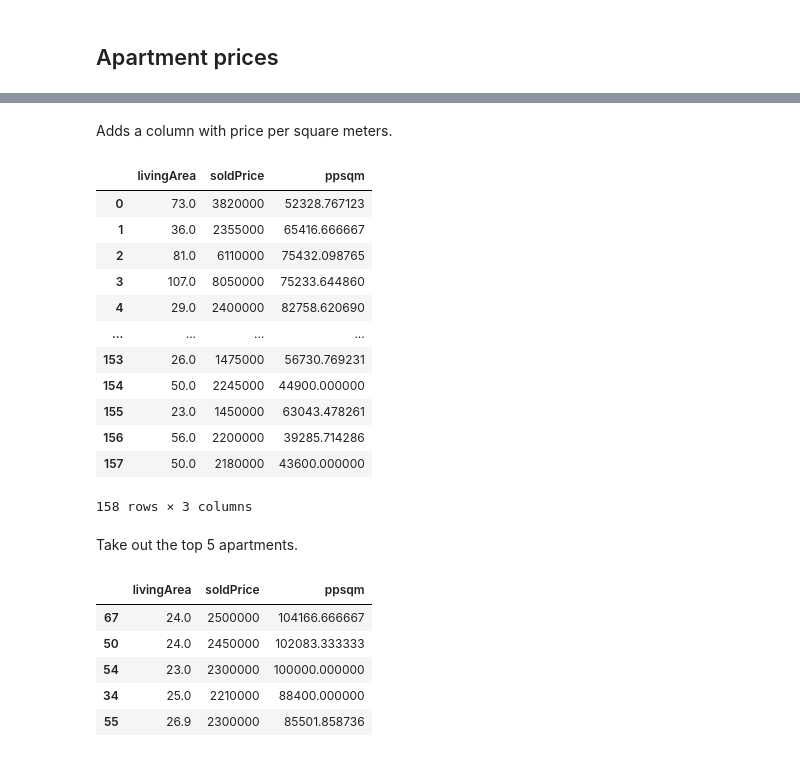
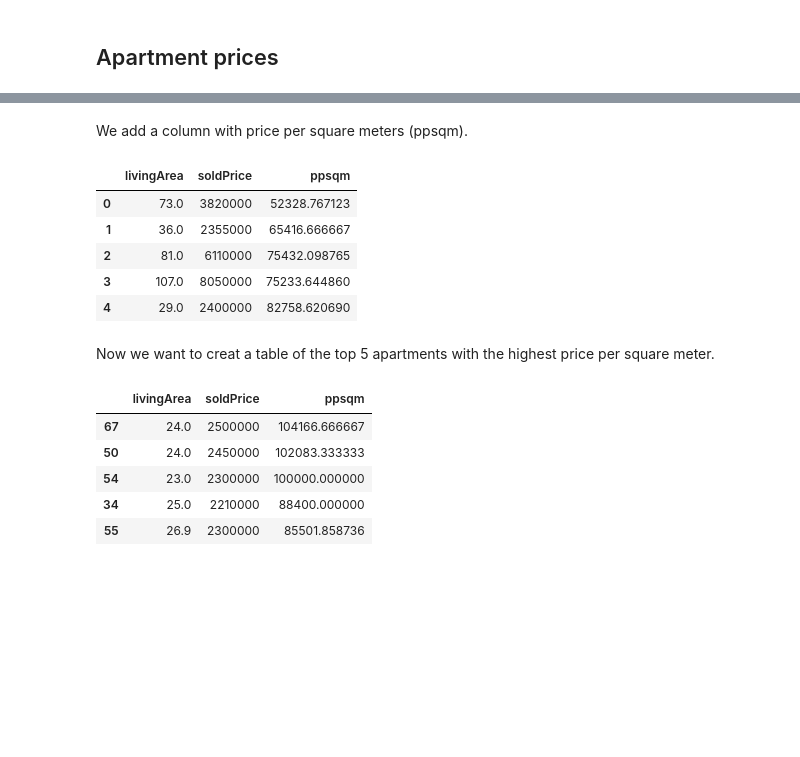
Before and after one commit to majaelm/su-mt4007, a Jupyter notebook: HW2/HW2.ipynb, the cells around one changed output, grey strips where cells are left out. Saved outputs shown, nothing was run; the diff lists cells and outputs as text; code cells hidden in the pictures; blank space fills up the shorter version.

```diff
--- a/HW2/HW2.ipynb
+++ b/HW2/HW2.ipynb
@@ -26,24 +11,17 @@ df
 # %% [markdown]
-Adds a column with price per square meters.
+We add a column with price per square meters (ppsqm).
 # %%
-df['ppsqm'] = df['soldPrice']/df['livingArea']
+df['ppsqm'] = df['soldPrice']/df['livingArea'] #calcualte ppsqm
 
 relevent_df = df[['livingArea', 'soldPrice','ppsqm']]
-relevent_df
+relevent_df.head()
 # %% [output]
 |  | livingArea | soldPrice | ppsqm |
 | 0 | 73.0 | 3820000 | 52328.767123 |
 | 1 | 36.0 | 2355000 | 65416.666667 |
 | 2 | 81.0 | 6110000 | 75432.098765 |
 | 3 | 107.0 | 8050000 | 75233.644860 |
 | 4 | 29.0 | 2400000 | 82758.620690 |
-| ... | ... | ... | ... |
-| 153 | 26.0 | 1475000 | 56730.769231 |
-| 154 | 50.0 | 2245000 | 44900.000000 |
-| 155 | 23.0 | 1450000 | 63043.478261 |
-| 156 | 56.0 | 2200000 | 39285.714286 |
-| 157 | 50.0 | 2180000 | 43600.000000 |
-158 rows × 3 columns
 # %% [markdown]
-Take out the top 5 apartments.
+Now we want to creat a table of the top 5 apartments with the highest price per square meter.
 # %%
```
Also changed, not shown: parts of 23 cells of this notebook.
